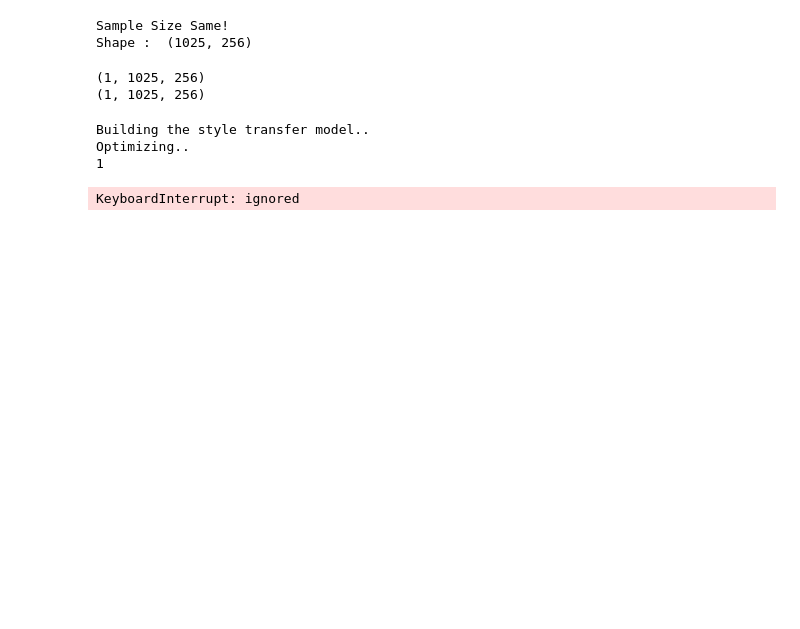
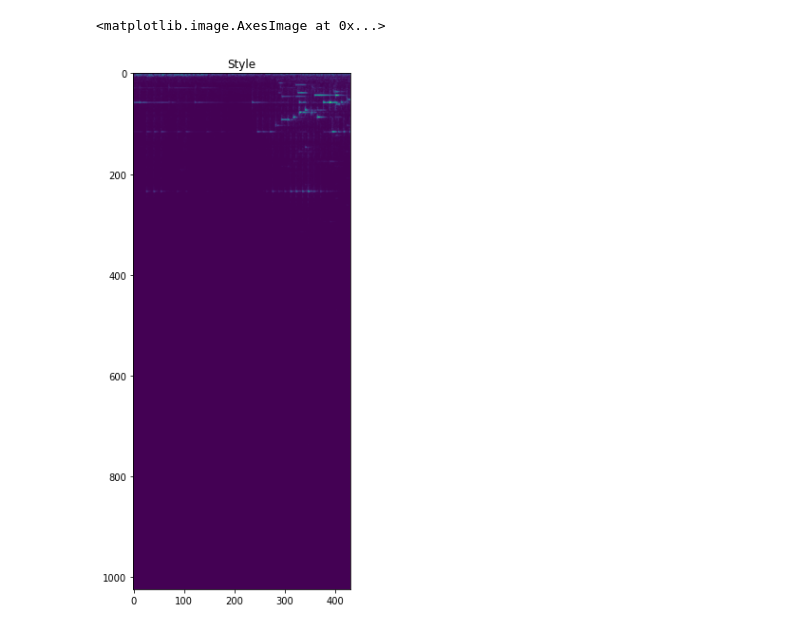
Before and after one commit to castlechoi/Audio-Style-Transfer, a Jupyter notebook: Audio_Style_Transfer.ipynb, the cells around one changed output. Saved outputs shown, nothing was run; the diff lists cells and outputs as text; code cells hidden in the pictures; blank space fills up the shorter version.

```diff
--- a/Audio_Style_Transfer.ipynb
+++ b/Audio_Style_Transfer.ipynb
@@ -25,24 +295,0 @@ def read_audio_spectum(filename):
-# %%
-style_audio, style_sr = read_audio_spectum('./alpha.wav')
-content_audio, content_sr = read_audio_spectum('./beta.wav')
-if(style_audio.shape == content_audio.shape):
-  print('Sample Size Same!')
-  print('Shape : ', style_audio.shape)
-  # 가져온 오디오 데이터의 크기가 같은지 확인
-  # 만약 오디오 길이가 50초보다 짧으면 error 발생
-else:
-  print("Not same!")
-# %% [output]
-Sample Size Same!
-Shape :  (1025, 256)
-# %%
-style_audio = style_audio.reshape([1,1025,-1])
-content_audio = content_audio.reshape([1,1025,-1])
-#if style_audio type is tensor
-#style_audio = style_audio.unsqueeze(dim = 0)
-#content_audio = content_audio.unsqueeze(dim = 0)
-print(style_audio.shape)
-print(content_audio.shape)
-# %% [output]
-(1, 1025, 256)
-(1, 1025, 256)
@@ -161,41 +296,10 @@ def run_style_transfer(cnn, style_float, input_float, num_steps=num_steps, style
-# %%
-from torch.autograd import Variable
-import torch.optim as optim
-if torch.cuda.is_available():
-	style_float = Variable((torch.from_numpy(style_audio)).cuda())
-	content_float = Variable((torch.from_numpy(content_audio)).cuda())
-else:
-	style_float = Variable(torch.from_numpy(style_audio))
-	content_float = Variable(torch.from_numpy(content_audio))
-input_float = content_float.clone()
-#main함수에서 실행
-output = run_style_transfer(cnn, style_float, input_float)
-if torch.cuda.is_available():
-	output = output.cpu()
-#===========================
-#output = output.squeeze(0)
-output = output.squeeze(0)  # 차원 확장
-output = output.numpy()
-#run_style_transfer에 있는 get_style_losses에서
-#style을 학습한 cnn1을 학습
-#optimizer를 torch로 했기때문에
-#output.numpy로 변환해준다
-N_FFT=2048
-a = np.zeros_like(output)
-a = np.exp(output) - 1
-	#지수함수로 변경 왜???
-#======================
-#output으로 출력해주는 함수
-p = 2 * np.pi * np.random.random_sample(a.shape) - np.pi
-for i in tqdm(range(500)):
-	S = a * np.exp(1j*p)
-	x = librosa.istft(S)
-	p = np.angle(librosa.stft(x, N_FFT))
-OUTPUT_FILENAME = 'output.wav'
-sf.write(OUTPUT_FILENAME, x, style_sr)
-print('DONE...')
-# %% [output]
-Building the style transfer model..
-Optimizing..
-1
-KeyboardInterrupt: ignored
+# %%
+input_audio, input_sr = read_audio_spectum('./la_campanella_piano.mp3',15)
+content_audio, content_sr = read_audio_spectum('./la_campanella_violin.mp3',5)
+output_aud, outp_sr  = read_audio_spectum('./output.wav',0)
+plt.figure(figsize = (10,10))
+plt.title('Style')
+plt.imshow(input_audio[:,:])
+# %% [output]
+<matplotlib.image.AxesImage at 0x...>
+[figure, added]
```
Also changed, not shown: parts of 21 cells of this notebook.
